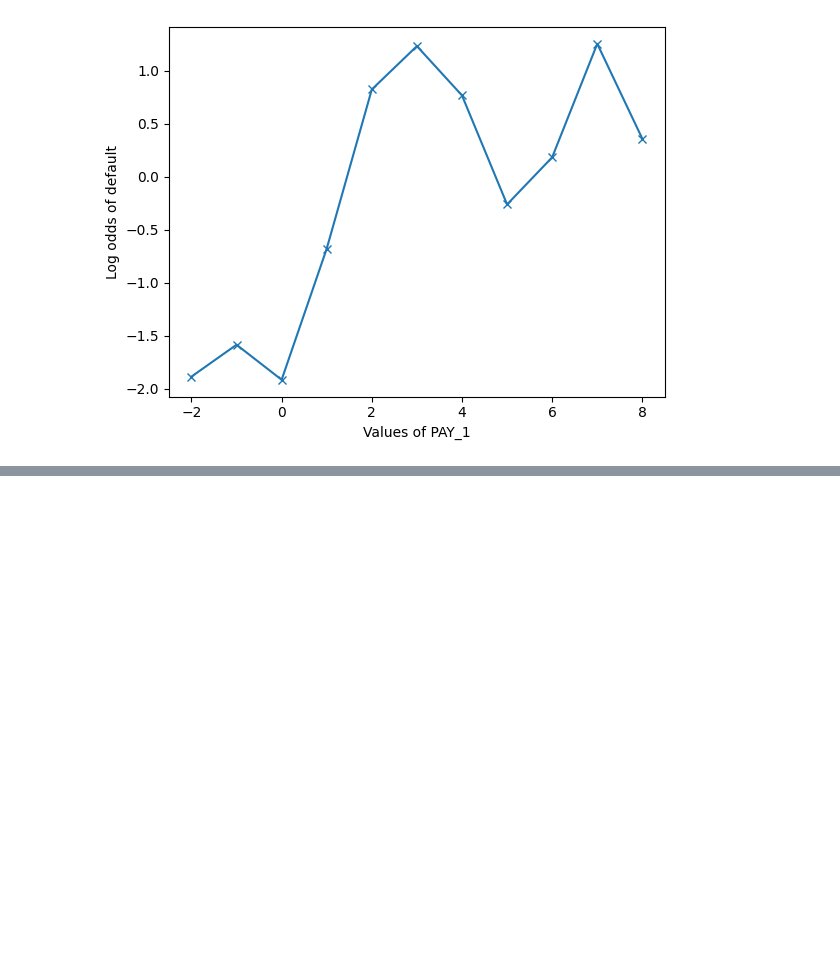
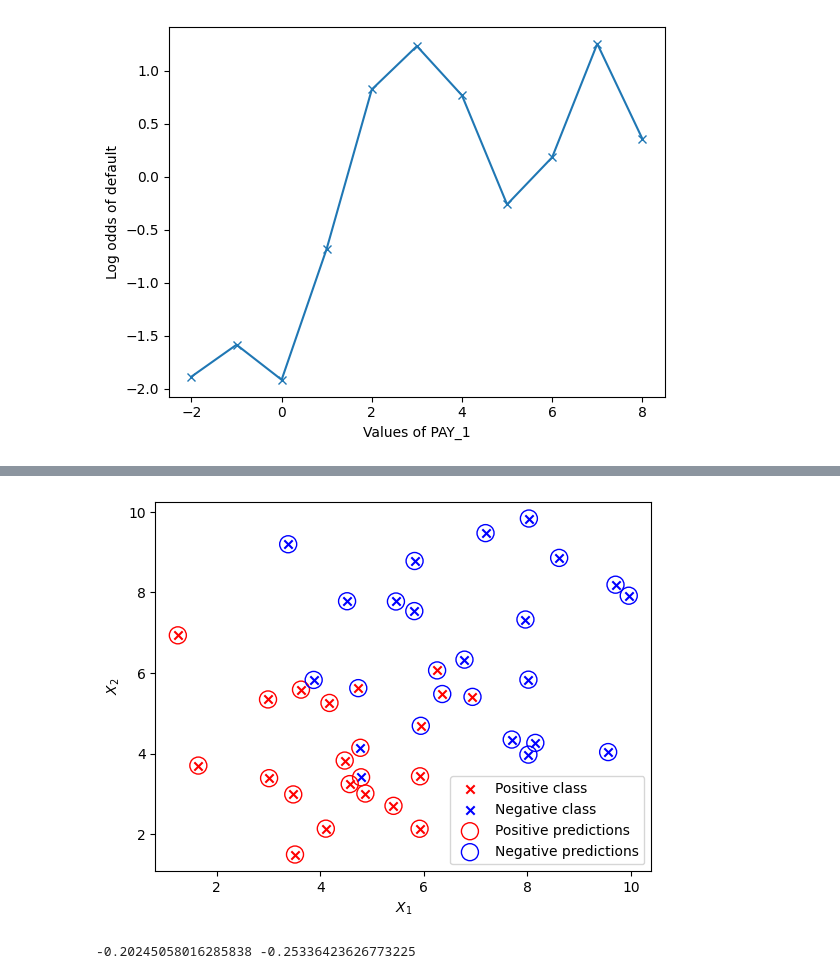
Before and after one commit to danzpy/book-data-science-projects-with-python, a Jupyter notebook: predicao-bons-pagadores.ipynb, the cells around one changed output, grey strips where cells are left out. Drawn from its saved outputs; the diff is of its cells as text; code cells hidden in the pictures; blank space fills up the shorter version.

```diff
--- a/predicao-bons-pagadores.ipynb
+++ b/predicao-bons-pagadores.ipynb
@@ -787,0 +857,17 @@ plt.xlabel('Values of PAY_1');
+# %%
+plt.scatter(X_1_pos, X_2_pos, color='red', marker='x')
+plt.scatter(X_1_neg, X_2_neg, color='blue', marker='x')
+plt.scatter(X[positive_indices,0], X[positive_indices,1], s=150, marker='o', edgecolors='red', facecolors='none')
+plt.scatter(X[negative_indices,0], X[negative_indices,1], s=150, marker='o', edgecolors='blue', facecolors='none')
+plt.xlabel('$X_1$')
+plt.ylabel('$X_2$')
+plt.legend(['Positive class', 'Negative class', 'Positive predictions', 'Negative predictions']);
+# %% [output]
+[figure, added]
+# %%
+theta_1 = example_lr.coef_[0][0]
+theta_2 = example_lr.coef_[0][1]
+
+print(theta_1, theta_2)
+# %% [output]
+-0.20245058016285838 -0.25336423626773225
```
Also changed, not shown: parts of 11 cells of this notebook.
